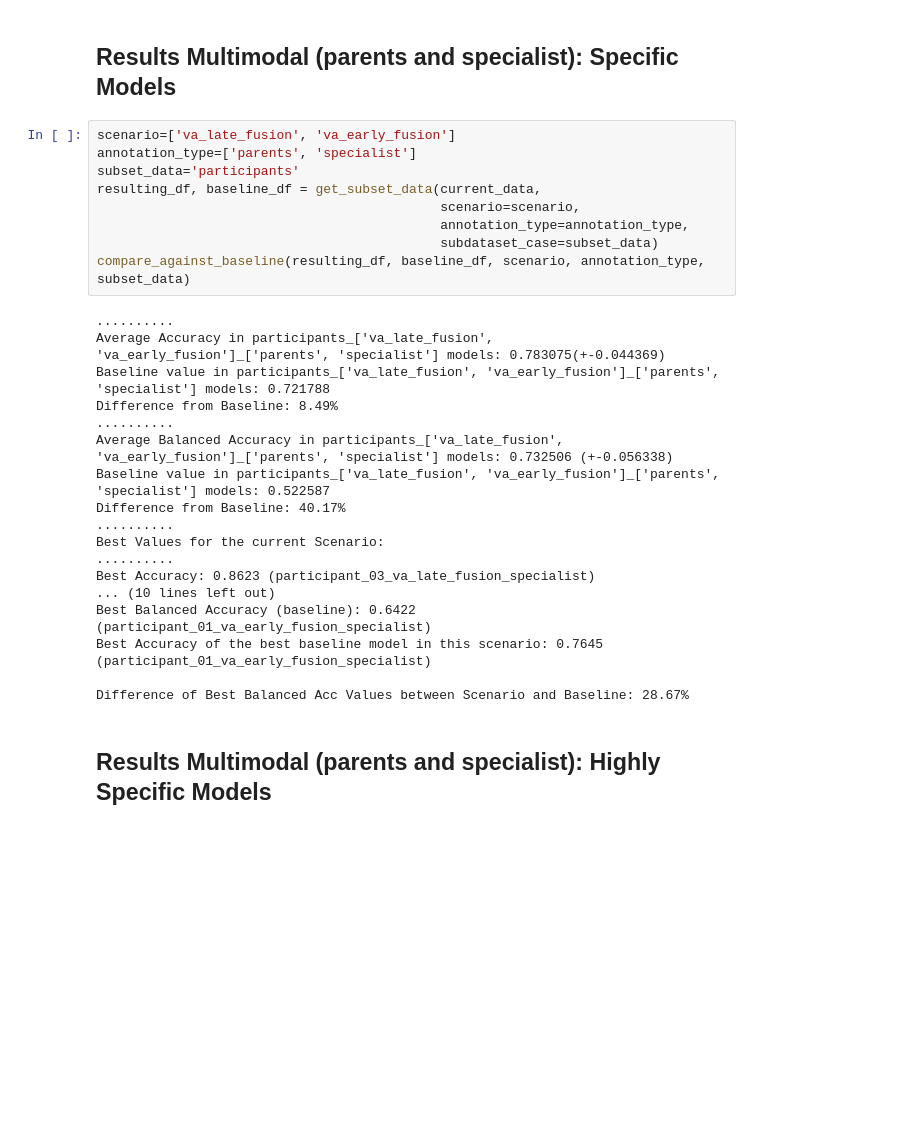
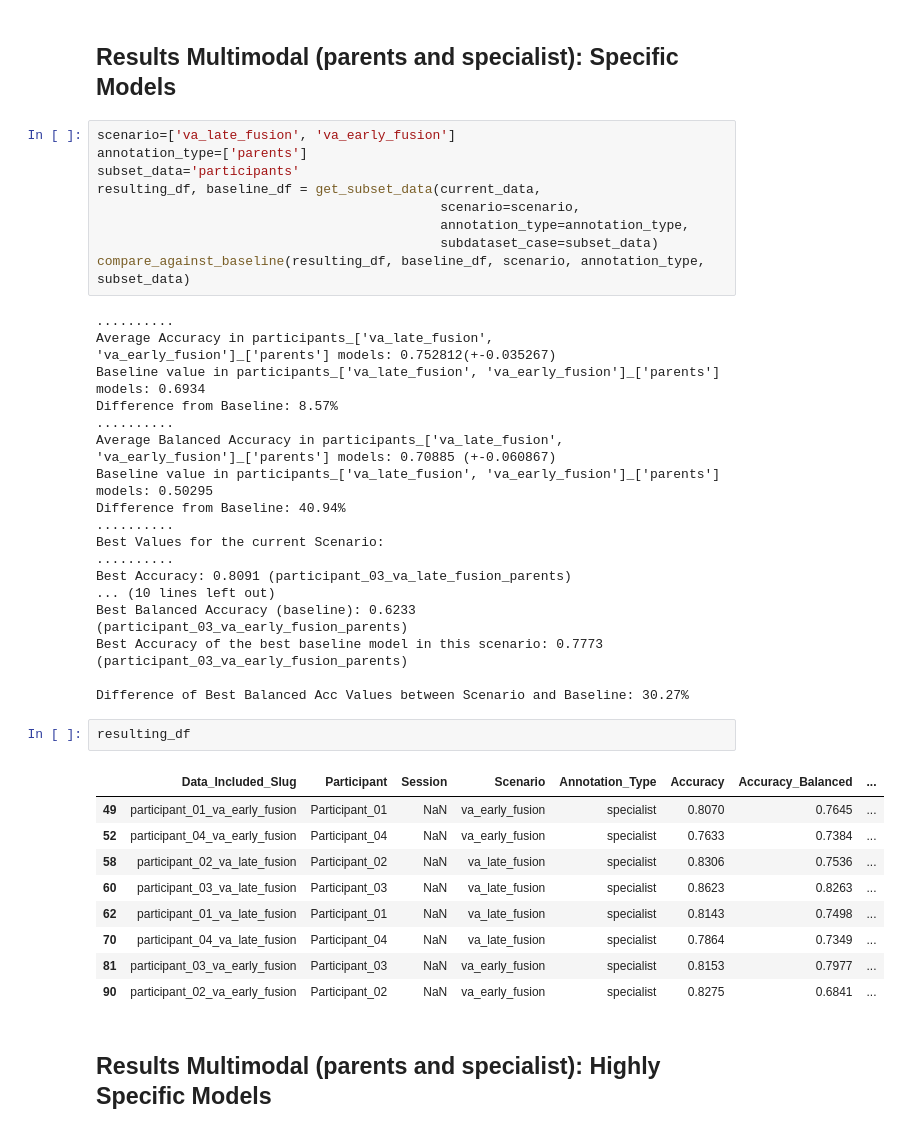
Before and after one commit to annanda/emotion_detection_for_children_with_asd, a Jupyter notebook: emotion_detection_system/processing_results/notebooks/NN Oversampling (300523).ipynb, the cells around one changed output. Cells and saved outputs as stored; diff of their text form; blank space fills up the shorter version.

```diff
--- a/emotion_detection_system/processing_results/notebooks/NN Oversampling (300523).ipynb
+++ b/emotion_detection_system/processing_results/notebooks/NN Oversampling (300523).ipynb
@@ -83,7 +81,7 @@ resulting_df
 ## Results Multimodal (parents and specialist): Specific Models
 # %%
 scenario=['va_late_fusion', 'va_early_fusion']
-annotation_type=['parents', 'specialist']
+annotation_type=['parents']
 subset_data='participants'
 resulting_df, baseline_df = get_subset_data(current_data,
                                             scenario=scenario,
@@ -92,22 +90,34 @@ resulting_df, baseline_df = get_subset_data(current_data,
 compare_against_baseline(resulting_df, baseline_df, scenario, annotation_type, subset_data)
 # %% [output]
 ..........
-Average Accuracy in participants_['va_late_fusion', 'va_early_fusion']_['parents', 'specialist'] models: 0.783075(+-0.044369)
-Baseline value in participants_['va_late_fusion', 'va_early_fusion']_['parents', 'specialist'] models: 0.721788
-Difference from Baseline: 8.49%
+Average Accuracy in participants_['va_late_fusion', 'va_early_fusion']_['parents'] models: 0.752812(+-0.035267)
+Baseline value in participants_['va_late_fusion', 'va_early_fusion']_['parents'] models: 0.6934
+Difference from Baseline: 8.57%
 ..........
-Average Balanced Accuracy in participants_['va_late_fusion', 'va_early_fusion']_['parents', 'specialist'] models: 0.732506 (+-0.056338)
-Baseline value in participants_['va_late_fusion', 'va_early_fusion']_['parents', 'specialist'] models: 0.522587
-Difference from Baseline: 40.17%
+Average Balanced Accuracy in participants_['va_late_fusion', 'va_early_fusion']_['parents'] models: 0.70885 (+-0.060867)
+Baseline value in participants_['va_late_fusion', 'va_early_fusion']_['parents'] models: 0.50295
+Difference from Baseline: 40.94%
 ..........
 Best Values for the current Scenario:
 ..........
-Best Accuracy: 0.8623 (participant_03_va_late_fusion_specialist)
+Best Accuracy: 0.8091 (participant_03_va_late_fusion_parents)
 ... (10 lines left out)
-Best Balanced Accuracy (baseline): 0.6422 (participant_01_va_early_fusion_specialist)
-Best Accuracy of the best baseline model in this scenario: 0.7645 (participant_01_va_early_fusion_specialist)
+Best Balanced Accuracy (baseline): 0.6233 (participant_03_va_early_fusion_parents)
+Best Accuracy of the best baseline model in this scenario: 0.7773 (participant_03_va_early_fusion_parents)
 
-Difference of Best Balanced Acc Values between Scenario and Baseline: 28.67%
+Difference of Best Balanced Acc Values between Scenario and Baseline: 30.27%
+# %%
+resulting_df
+# %% [output]
+|  | Data_Included_Slug | Participant | Session | Scenario | Annotation_Type | Accuracy | Accuracy_Balanced | ... |
+| 49 | participant_01_va_early_fusion | Participant_01 | NaN | va_early_fusion | specialist | 0.8070 | 0.7645 | ... |
+| 52 | participant_04_va_early_fusion | Participant_04 | NaN | va_early_fusion | specialist | 0.7633 | 0.7384 | ... |
+| 58 | participant_02_va_late_fusion | Participant_02 | NaN | va_late_fusion | specialist | 0.8306 | 0.7536 | ... |
+| 60 | participant_03_va_late_fusion | Participant_03 | NaN | va_late_fusion | specialist | 0.8623 | 0.8263 | ... |
+| 62 | participant_01_va_late_fusion | Participant_01 | NaN | va_late_fusion | specialist | 0.8143 | 0.7498 | ... |
+| 70 | participant_04_va_late_fusion | Participant_04 | NaN | va_late_fusion | specialist | 0.7864 | 0.7349 | ... |
+| 81 | participant_03_va_early_fusion | Participant_03 | NaN | va_early_fusion | specialist | 0.8153 | 0.7977 | ... |
+| 90 | participant_02_va_early_fusion | Participant_02 | NaN | va_early_fusion | specialist | 0.8275 | 0.6841 | ... |
 # %% [markdown]
 ## Results Multimodal (parents and specialist): Highly Specific Models
 # %%
```
Also changed, not shown: parts of 4 cells of this notebook, 7 other files.
